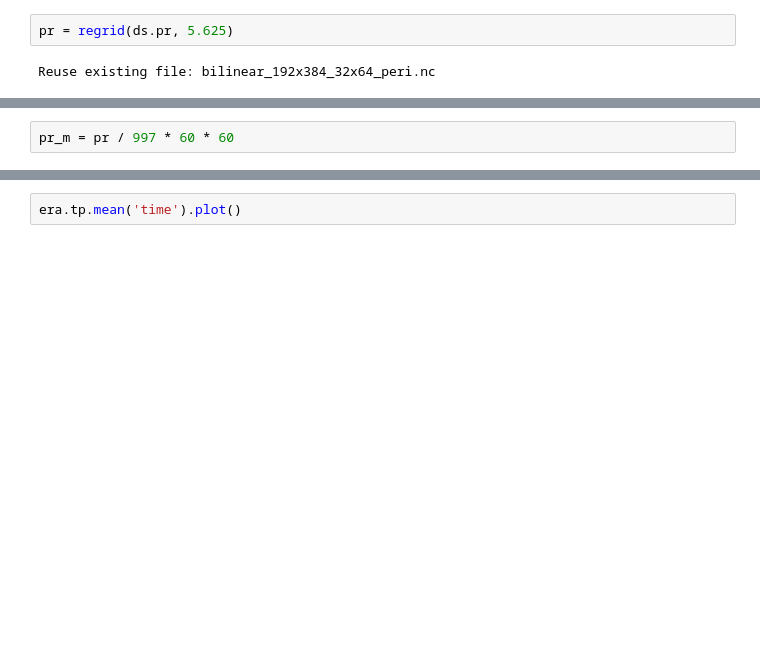
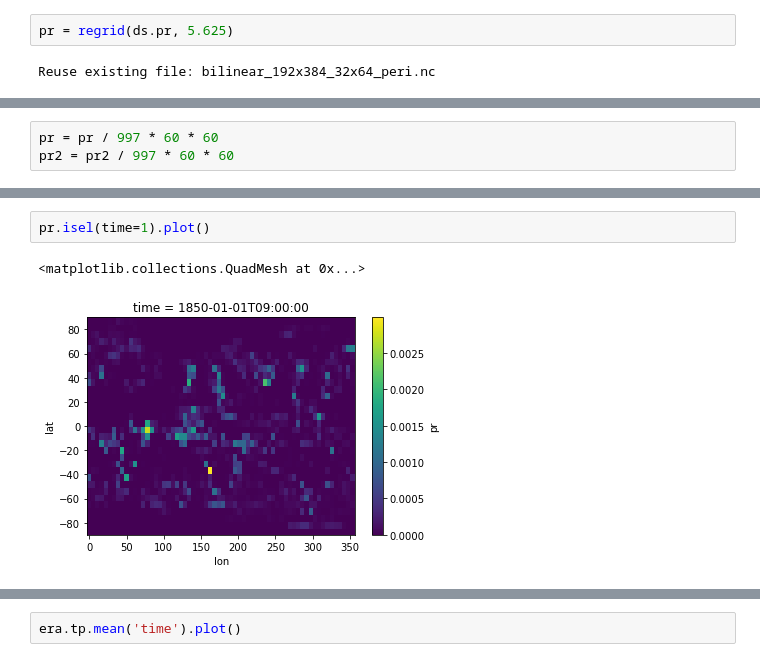
Before and after one commit to sagar-garg/WeatherBench, a Jupyter notebook: devlog/28-precip.ipynb, the cells around one changed output, grey strips where cells are left out. Cells and saved outputs as stored; diff of their text form; blank space fills up the shorter version.

```diff
--- a/devlog/28-precip.ipynb
+++ b/devlog/28-precip.ipynb
@@ -53,2 +38,3 @@ Reuse existing file: bilinear_192x384_32x64_peri.nc
 # %%
-pr_m = pr / 997 * 60 * 60
+pr = pr / 997 * 60 * 60
+pr2 = pr2 / 997 * 60 * 60
@@ -54,0 +70,5 @@ pr_m = pr / 997 * 60 * 60
+# %%
+pr.isel(time=1).plot()
+# %% [output]
+<matplotlib.collections.QuadMesh at 0x...>
+[figure, added]
```
Also changed, not shown: parts of 69 cells of this notebook, 26 other files.
